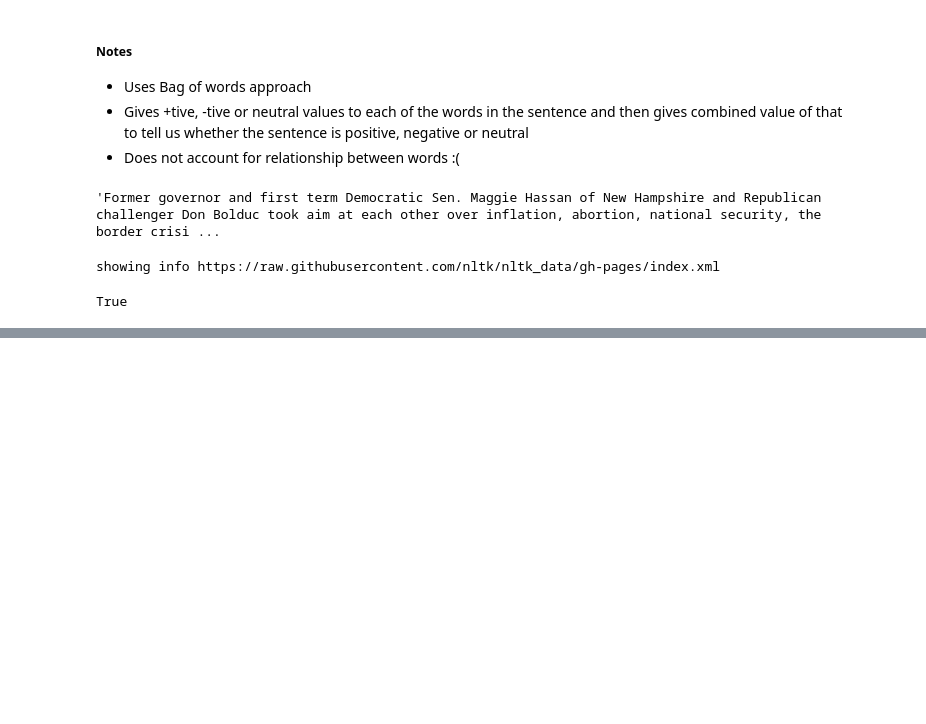
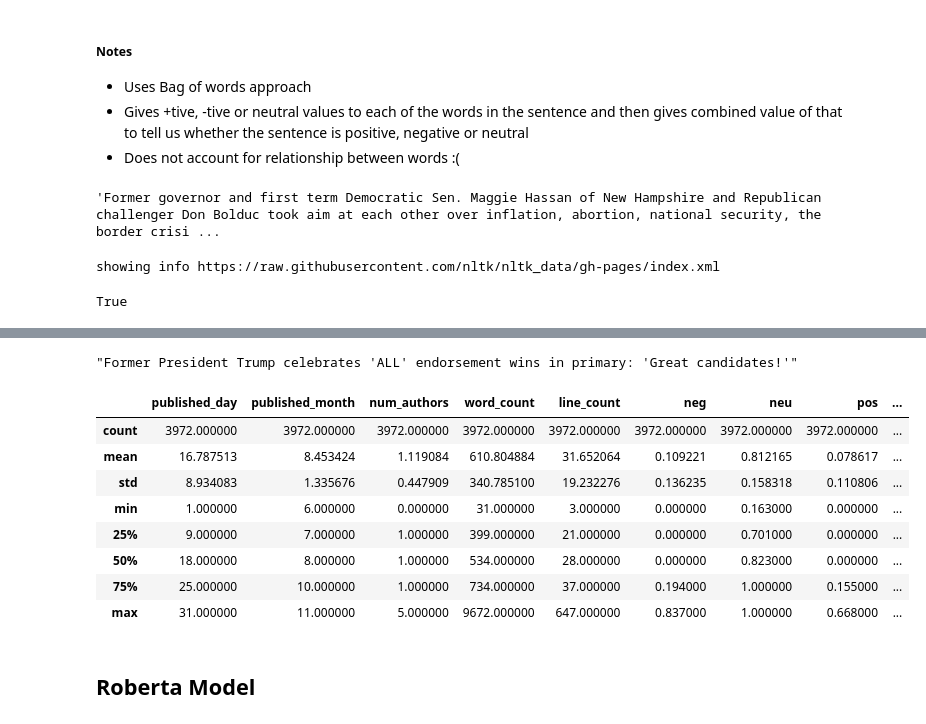
Before and after one commit to gaurangdave/Aletheia, a Jupyter notebook: notebooks/poc_sentiment_analysis.ipynb, the cells around one changed output, grey strips where cells are left out. Drawn from its saved outputs; the diff is of its cells as text; code cells hidden in the pictures; blank space fills up the shorter version.

```diff
--- a/notebooks/poc_sentiment_analysis.ipynb
+++ b/notebooks/poc_sentiment_analysis.ipynb
@@ -208,0 +185,11 @@ NameError: name 'sia' is not defined
+# %%
+results = {}
+for idx, row in tqdm(data.iterrows(), total=data.shape[0]):
+    text = row["title"]
+    id = idx
+    results[id] = sia.polarity_scores(text)
+# %%
+results_df = pd.DataFrame.from_dict(results, orient='index')
+# %%
+combined_df = pd.concat([data, results_df], axis=1)
+combined_df.head()
@@ -208,0 +203,18 @@ NameError: name 'sia' is not defined
+# %%
+combined_df.loc[combined_df["pos"].idxmax(), "title"]
+# %% [output]
+"Former President Trump celebrates 'ALL' endorsement wins in primary: 'Great candidates!'"
+# %%
+combined_df.describe()
+# %% [output]
+|  | published_day | published_month | num_authors | word_count | line_count | neg | neu | pos | ... |
+| count | 3972.000000 | 3972.000000 | 3972.000000 | 3972.000000 | 3972.000000 | 3972.000000 | 3972.000000 | 3972.000000 | ... |
+| mean | 16.787513 | 8.453424 | 1.119084 | 610.804884 | 31.652064 | 0.109221 | 0.812165 | 0.078617 | ... |
+| std | 8.934083 | 1.335676 | 0.447909 | 340.785100 | 19.232276 | 0.136235 | 0.158318 | 0.110806 | ... |
+| min | 1.000000 | 6.000000 | 0.000000 | 31.000000 | 3.000000 | 0.000000 | 0.163000 | 0.000000 | ... |
+| 25% | 9.000000 | 7.000000 | 1.000000 | 399.000000 | 21.000000 | 0.000000 | 0.701000 | 0.000000 | ... |
+| 50% | 18.000000 | 8.000000 | 1.000000 | 534.000000 | 28.000000 | 0.000000 | 0.823000 | 0.000000 | ... |
+| 75% | 25.000000 | 10.000000 | 1.000000 | 734.000000 | 37.000000 | 0.194000 | 1.000000 | 0.155000 | ... |
+| max | 31.000000 | 11.000000 | 5.000000 | 9672.000000 | 647.000000 | 0.837000 | 1.000000 | 0.668000 | ... |
+# %% [markdown]
+## Roberta Model
```
Also changed, not shown: parts of 15 cells of this notebook.
